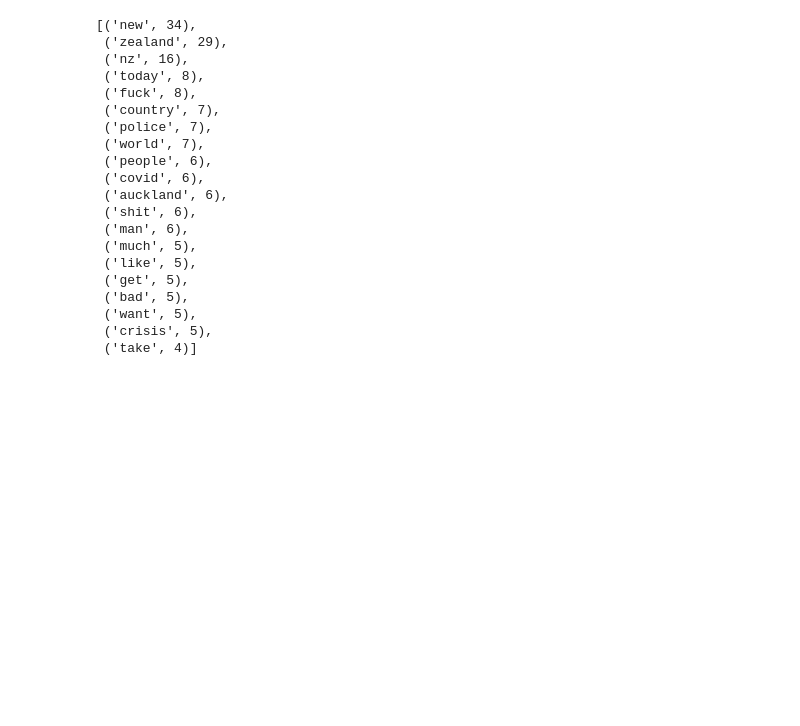
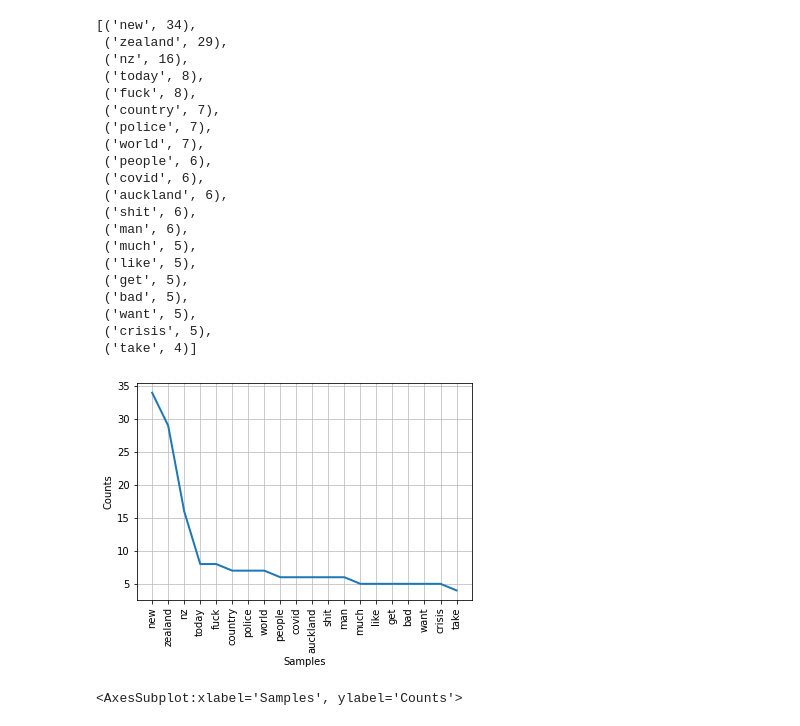
Before and after one commit to Gus1616/investigation_of_language_styles_reddit, a Jupyter notebook: 17350796_reddit_assignment_notebook.ipynb, the cells around one changed output. Cells and saved outputs as stored; diff of their text form; code cells hidden in the pictures; blank space fills up the shorter version.

```diff
--- a/17350796_reddit_assignment_notebook.ipynb
+++ b/17350796_reddit_assignment_notebook.ipynb
@@ -782,3 +794,8 @@ neg_freq_nz.most_common(20)
  ('want', 5),
  ('crisis', 5),
  ('take', 4)]
+# %%
+neg_freq_nz.plot(20)
+# %% [output]
+[figure, added]
+<AxesSubplot:xlabel='Samples', ylabel='Counts'>
```
Also changed, not shown: parts of 5 cells of this notebook.
